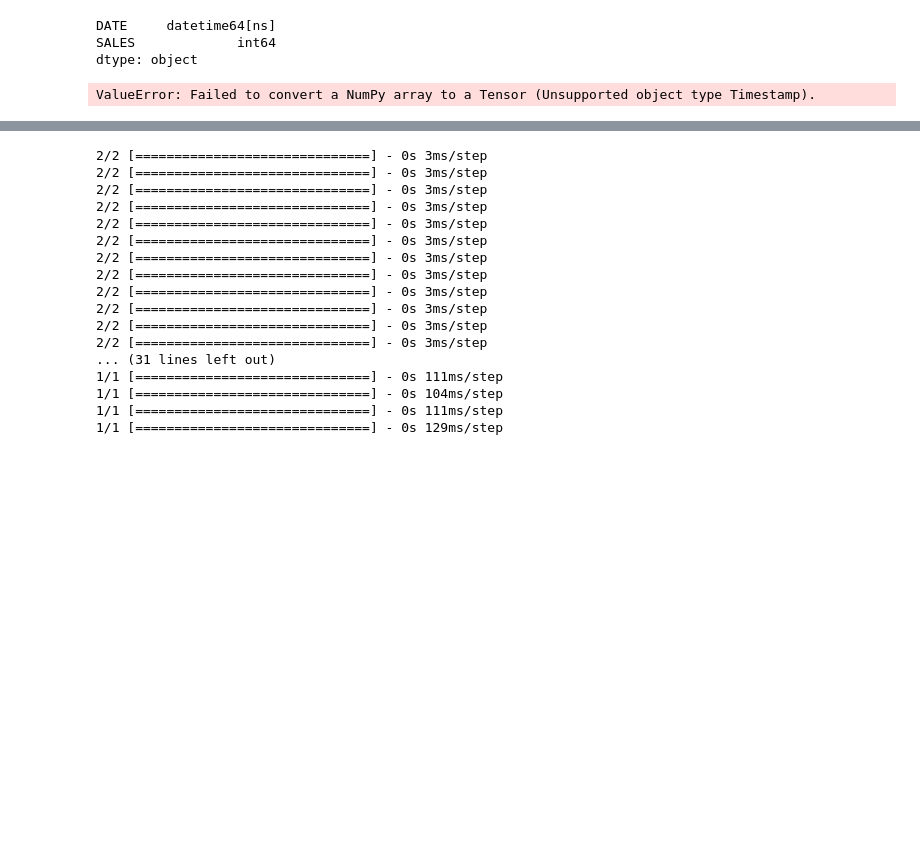
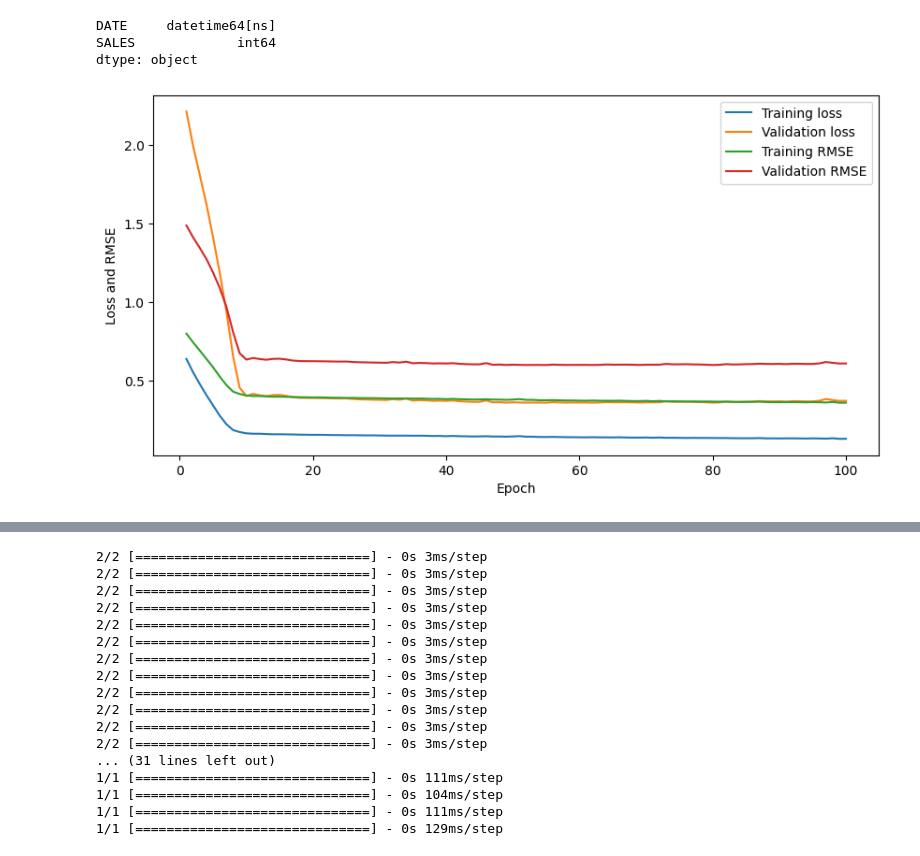
Before and after one commit to Adnan525/sc_a1, a Jupyter notebook: task4.ipynb, the cells around one changed output, grey strips where cells are left out. Drawn from its saved outputs; the diff is of its cells as text; code cells hidden in the pictures; blank space fills up the shorter version.

```diff
--- a/task4.ipynb
+++ b/task4.ipynb
@@ -76,7 +79,26 @@ model.compile(optimizer="adam", loss="mean_squared_error")
 # %%
-history = model.fit(X_train, y_train, epochs=100, batch_size=32, verbose = 0)
+history = model.fit(X_train, y_train, epochs=100, batch_size=32, verbose = 0, validation_split= 0.2)
-# %% [output]
-ValueError: Failed to convert a NumPy array to a Tensor (Unsupported object type Timestamp).
+# %%
+import matplotlib.pyplot as plt
+
+training_loss = history.history["loss"]
+validation_loss = history.history["val_loss"]
+training_RMSE = history.history["root_mean_squared_error"]
+validation_RMSE = history.history["val_root_mean_squared_error"]
+
+epochs = range(1, len(training_loss) + 1)
+
+plt.figure(figsize=(10, 5))
+plt.plot(epochs, training_loss, label="Training loss")
+plt.plot(epochs, validation_loss, label="Validation loss")
+plt.plot(epochs, training_RMSE, label="Training RMSE")
+plt.plot(epochs, validation_RMSE, label="Validation RMSE")
+plt.xlabel("Epoch")
+plt.ylabel("Loss and RMSE")
+plt.legend()
+plt.show()
+# %% [output]
+[figure, added]
 # %%
 train_predictions = model.predict(X_test).flatten()
 train_results = pd.DataFrame({"Train Predictions": train_predictions, "Actuals": y_test.flatten()})
```
Also changed, not shown: parts of 7 cells of this notebook.
